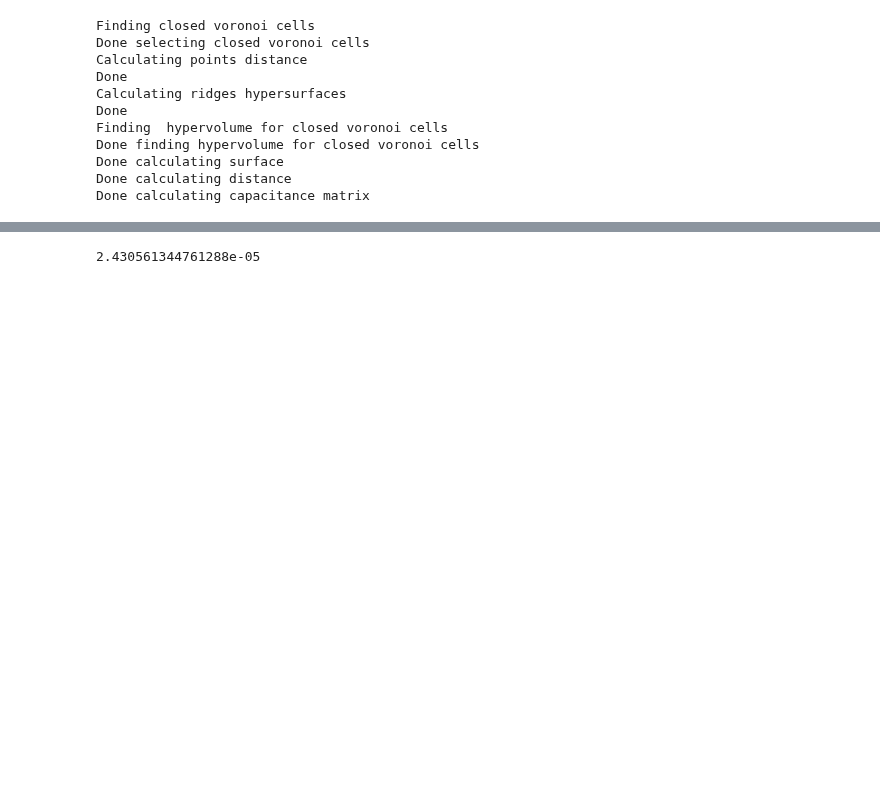
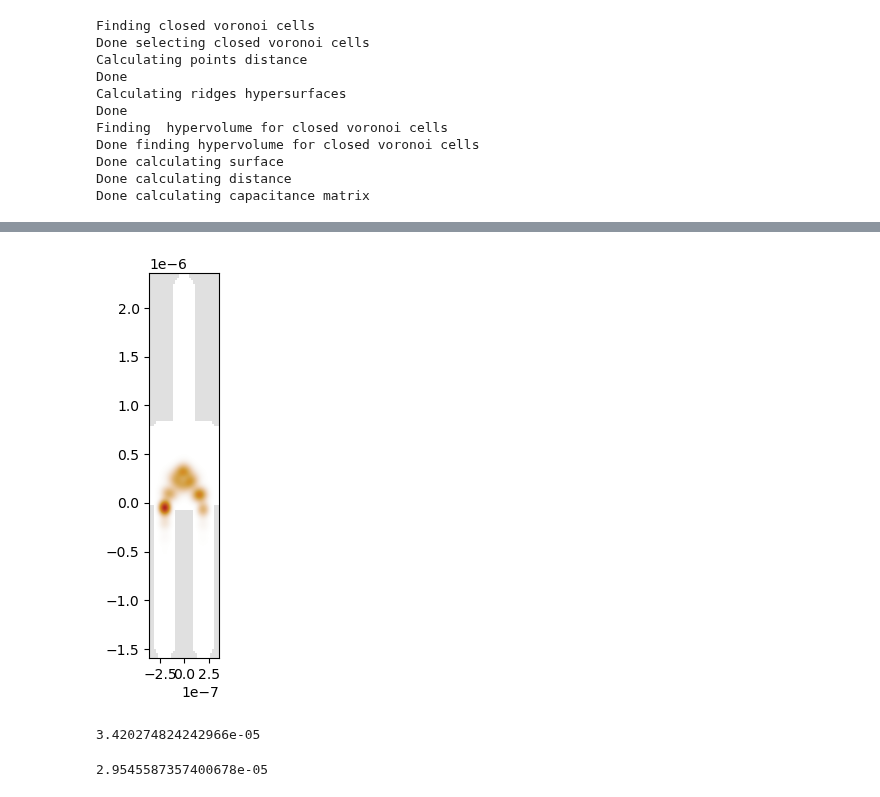
Before and after one commit to Satin21/Trijunction, a Jupyter notebook: analysis/minimal_loss.ipynb, the cells around one changed output, grey strips where cells are left out. Saved outputs shown, nothing was run; the diff lists cells and outputs as text; code cells hidden in the pictures; blank space fills up the shorter version.

```diff
--- a/analysis/minimal_loss.ipynb
+++ b/analysis/minimal_loss.ipynb
@@ -152,2 +262,10 @@ energies, wave_functions = eigsh(
+# %%
+fig, ax = plt.subplots(1, 1, figsize = (10, 5), sharey= True)
+
+density = kwant.operator.Density(system.trijunction, np.eye(4))
+for i, vec in enumerate(wave_functions.T[[0]]):
+    kwant.plotter.density(system.trijunction, density(vec), ax = ax);
+# %% [output]
+[figure, added]
 # %%
 transformed_hamiltonian = svd_transformation(
@@ -156,7 +274,11 @@ transformed_hamiltonian = svd_transformation(
 
 desired = np.abs(transformed_hamiltonian[0, 1])
 undesired = np.linalg.norm(transformed_hamiltonian[2:])
-# %%
-desired
-# %% [output]
-2.430561344761288e-05
+# %%
+desired
+# %% [output]
+3.420274824242966e-05
+# %%
+desired
+# %% [output]
+2.9545587357400678e-05
```
Also changed, not shown: parts of 23 cells of this notebook, 2 other files.
